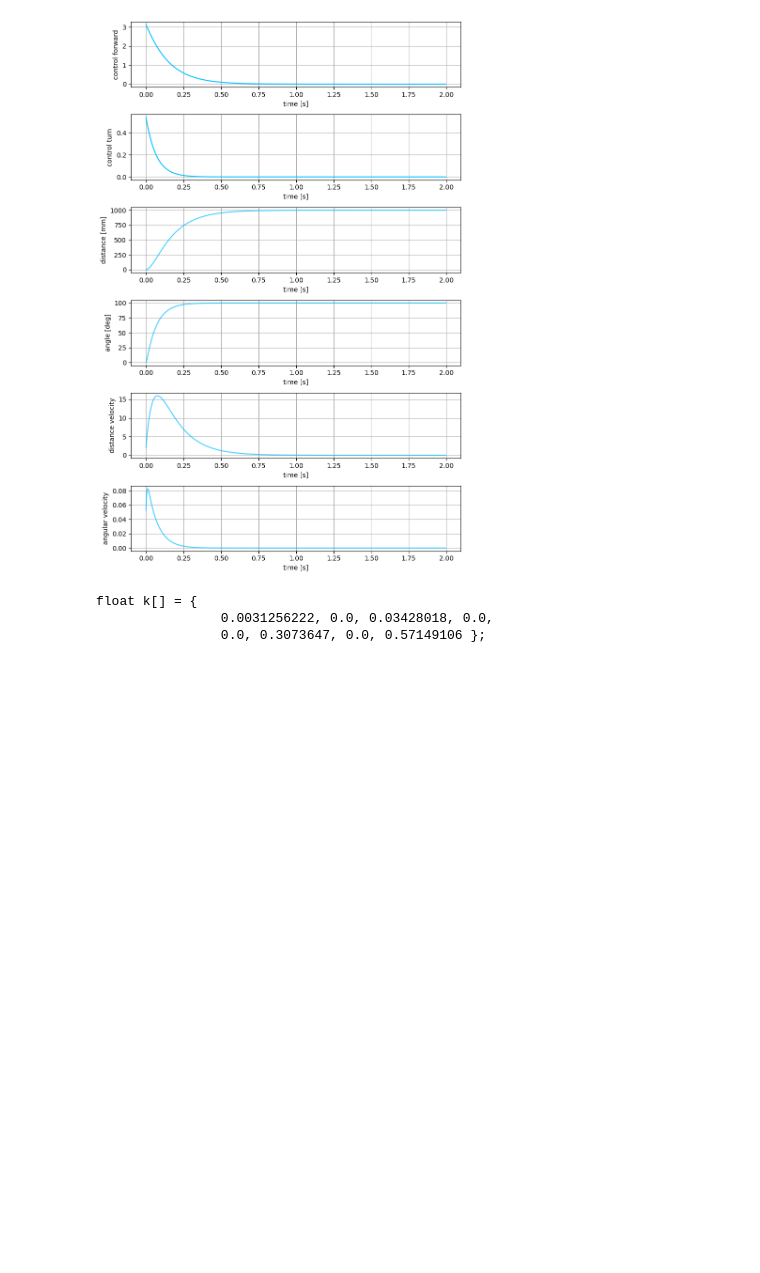
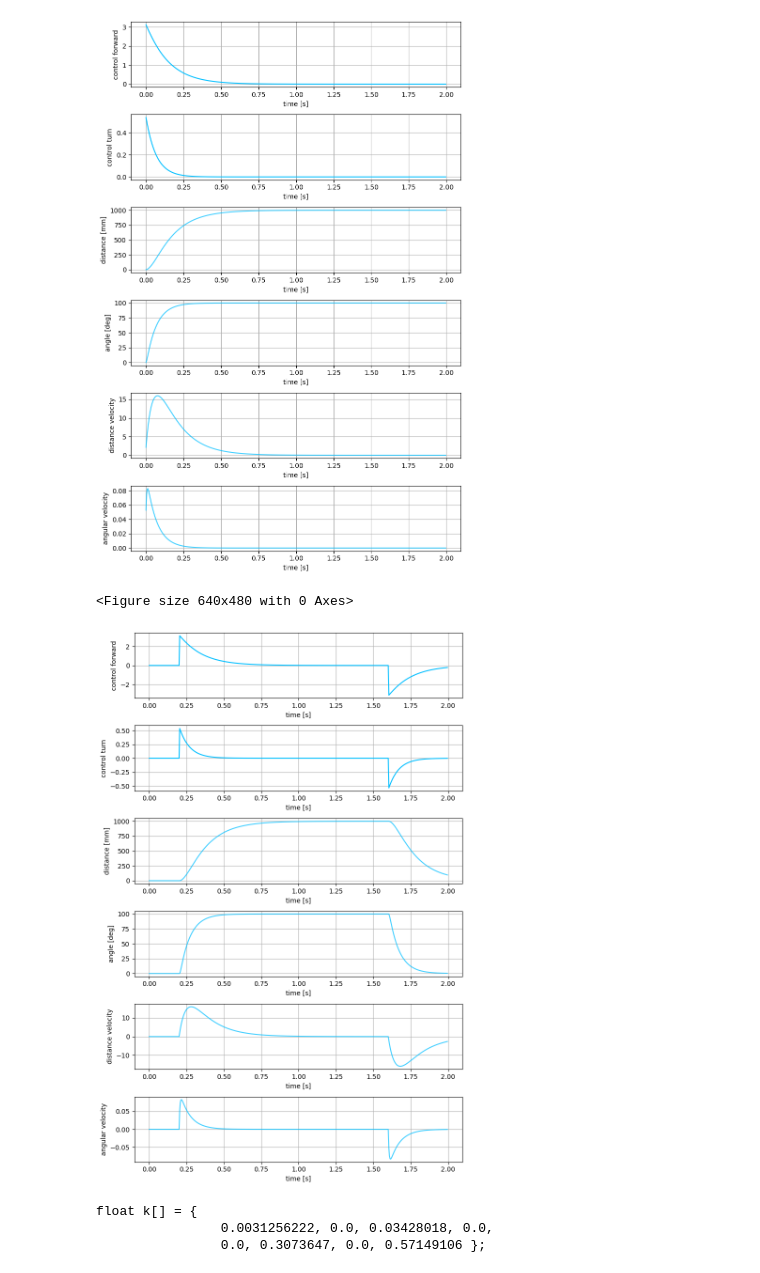
Before and after one commit to michalnand/motoko_ice_dragon_x, a Jupyter notebook: simulations/position_controller/lqr_controller.ipynb, the cells around one changed output. Drawn from its saved outputs; the diff is of its cells as text; code cells hidden in the pictures; blank space fills up the shorter version.

```diff
--- a/simulations/position_controller/lqr_controller.ipynb
+++ b/simulations/position_controller/lqr_controller.ipynb
@@ -333,6 +333,67 @@ plt.show()
 '\nplt.plot(du_result[:, 0], label="du[0] change")\nplt.plot(du_result[:, 1], label="du[1] change")\nplt.show()  \n'
 <Figure size 640x480 with 0 Axes>
 [figure]
+# %%
+required_trajectory = numpy.zeros((n_max, 4))
+
+# generate required trajectory
+for n in range(n_max):
+    if n > 0.8*n_max:
+        required_trajectory[n, :] = 0.0
+    elif n > 0.1*n_max:
+        required_trajectory[n, 0] = 1000.0
+        required_trajectory[n, 1] = 100.0*numpy.pi/180.0
+
+
+
+
+
+
+#plant state
+x = numpy.zeros((a_est.shape[0], 1))
+u = numpy.zeros((b_est.shape[1], 1))
+
+#result log
+t_result = []
+u_result = []
+x_result = []
+int_result = []
+
+
+for n in range(n_max):
+
+
+    xr = required_trajectory[n%required_trajectory.shape[0]]
+    xr = numpy.expand_dims(xr, 1)
+
+    #compute controller output
+    u = lqr.forward(xr, x)
+
+    #compute plant output
+    y = c_est@x
+    x = a_est@x + b_est@u
+
+    t_result.append(n*dt)
+    u_result.append(u[:, 0].copy())
+    x_result.append(x[:, 0].copy())
+
+
+t_result = numpy.array(t_result)
+u_result = numpy.array(u_result)
+
+x_result = numpy.array(x_result)
+
+
+du_result = x_result[1:, :] - x_result[0:-1, :]
+
+#plot results
+#convert angle to degrees
+x_result[:, 1]*= 180.0/numpy.pi
+
+LibsControl.plot_closed_loop_response(t_result, u_result, x_result, x_hat = None, file_name = "lqr_controller_output.png", u_labels = ["control forward", "control turn"], x_labels = ["distance [mm]", "angle [deg]", "distance velocity", "angular velocity"])
+# %% [output]
+<Figure size 640x480 with 0 Axes>
+[figure, added]
 # %%
 #print c-like arrays
 print(matrix_to_c("k",  lqr.k))
```
Also changed, not shown: 23 other files.
